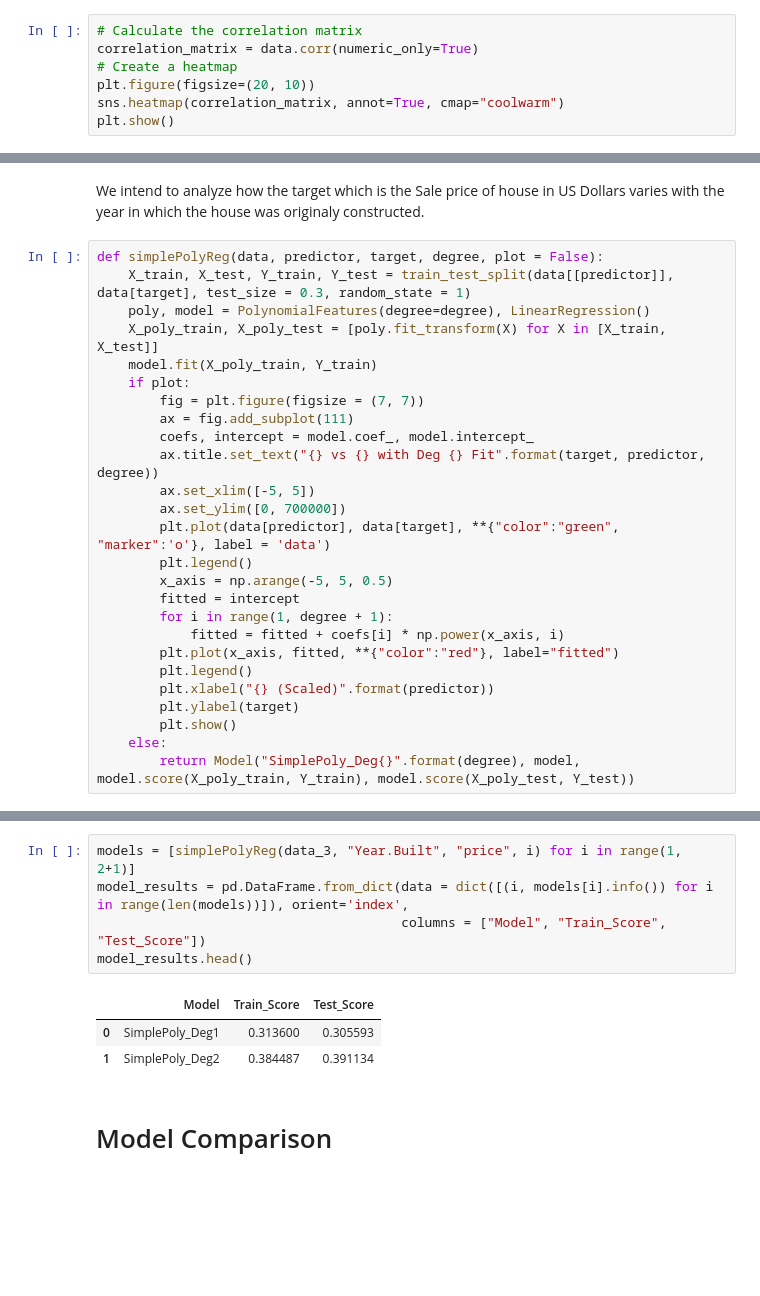
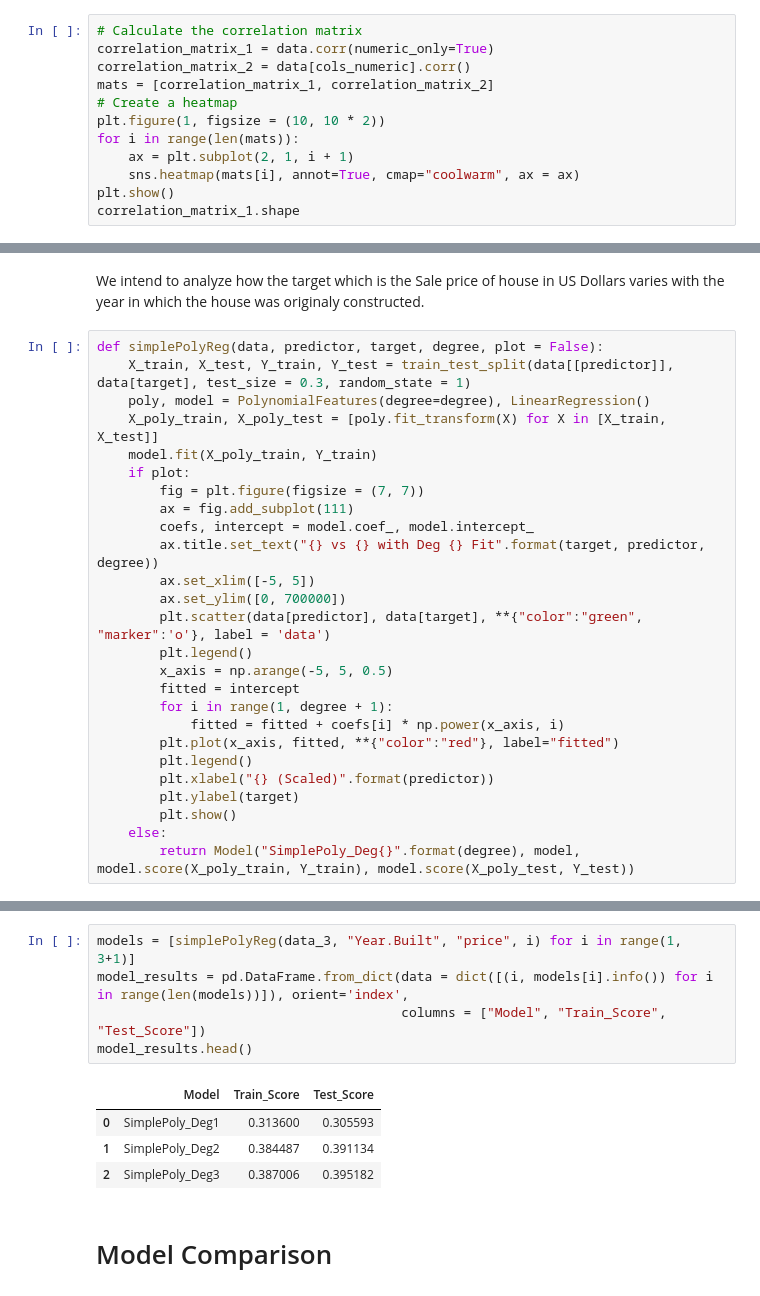
Before and after one commit to CategorIAN/CSCI550MP2, a Jupyter notebook: nb2.ipynb, the cells around one changed output, grey strips where cells are left out. Cells and saved outputs as stored; diff of their text form; blank space fills up the shorter version.

```diff
--- a/nb2.ipynb
+++ b/nb2.ipynb
@@ -96,9 +96,14 @@ plt.show()
 ## Correlation Matrix
 # %%
 # Calculate the correlation matrix
-correlation_matrix = data.corr(numeric_only=True)
+correlation_matrix_1 = data.corr(numeric_only=True)
+correlation_matrix_2 = data[cols_numeric].corr()
+mats = [correlation_matrix_1, correlation_matrix_2]
 # Create a heatmap
-plt.figure(figsize=(20, 10))
-sns.heatmap(correlation_matrix, annot=True, cmap="coolwarm")
+plt.figure(1, figsize = (10, 10 * 2))
+for i in range(len(mats)):
+    ax = plt.subplot(2, 1, i + 1)
+    sns.heatmap(mats[i], annot=True, cmap="coolwarm", ax = ax)
 plt.show()
+correlation_matrix_1.shape
 # %% [output]
@@ -406,7 +412,7 @@ def simplePolyReg(data, predictor, target, degree, plot = False):
         ax.title.set_text("{} vs {} with Deg {} Fit".format(target, predictor, degree))
         ax.set_xlim([-5, 5])
         ax.set_ylim([0, 700000])
-        plt.plot(data[predictor], data[target], **{"color":"green", "marker":'o'}, label = 'data')
+        plt.scatter(data[predictor], data[target], **{"color":"green", "marker":'o'}, label = 'data')
         plt.legend()
         x_axis = np.arange(-5, 5, 0.5)
         fitted = intercept
@@ -429,12 +435,13 @@ for i in range(1, 3+1):
 # %%
-models = [simplePolyReg(data_3, "Year.Built", "price", i) for i in range(1, 2+1)]
+models = [simplePolyReg(data_3, "Year.Built", "price", i) for i in range(1, 3+1)]
 model_results = pd.DataFrame.from_dict(data = dict([(i, models[i].info()) for i in range(len(models))]), orient='index',
                                        columns = ["Model", "Train_Score", "Test_Score"])
 model_results.head()
 # %% [output]
 |  | Model | Train_Score | Test_Score |
 | 0 | SimplePoly_Deg1 | 0.313600 | 0.305593 |
 | 1 | SimplePoly_Deg2 | 0.384487 | 0.391134 |
+| 2 | SimplePoly_Deg3 | 0.387006 | 0.395182 |
 # %% [markdown]
 # Model Comparison
 # %%
```
Also changed, not shown: parts of 6 cells of this notebook, 1 other file.
